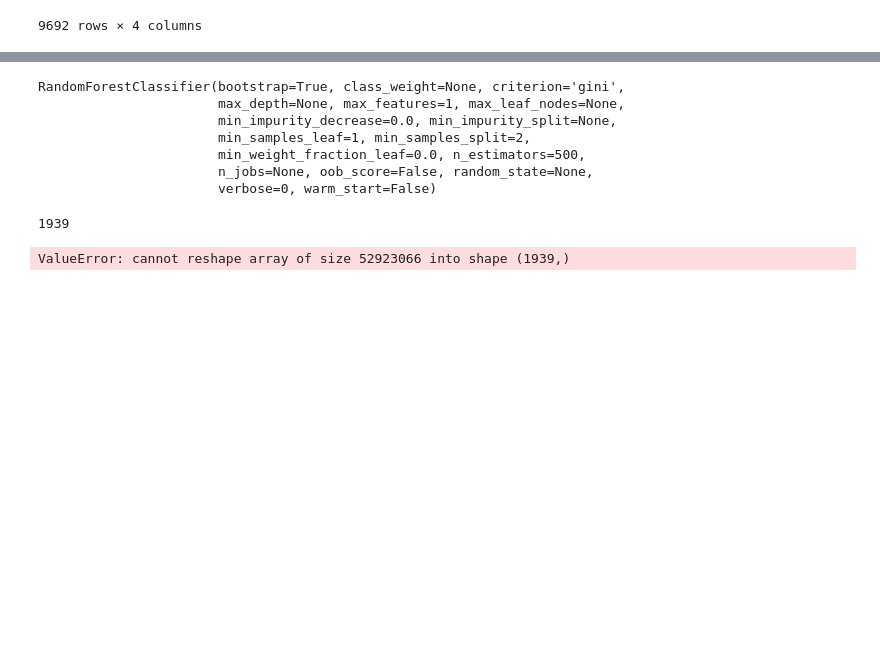
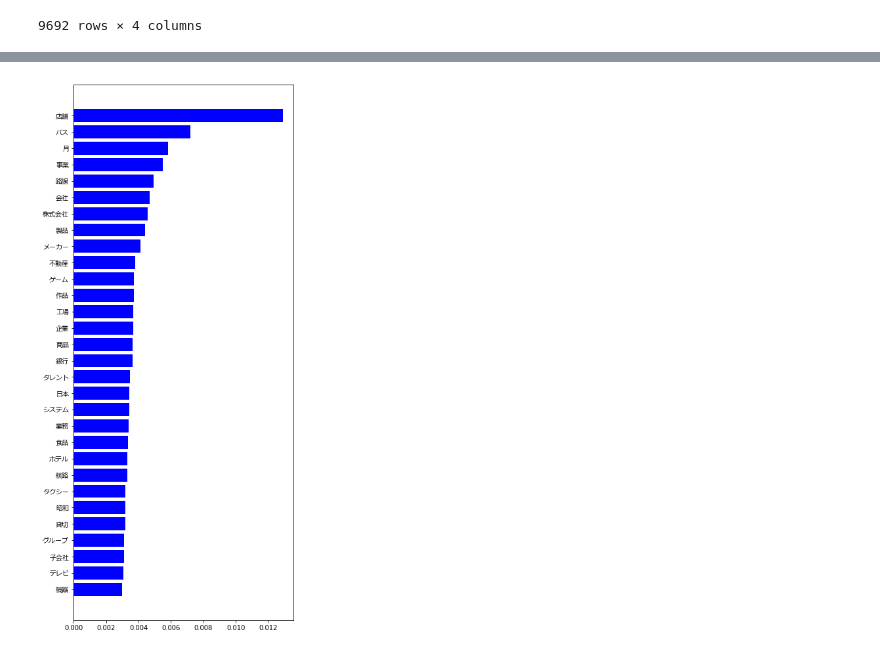
Before and after one commit to lomen0857/CategoryPredict, a Jupyter notebook: Untitled.ipynb, the cells around one changed output, grey strips where cells are left out. Saved outputs shown, nothing was run; the diff lists cells and outputs as text; code cells hidden in the pictures; blank space fills up the shorter version.

```diff
--- a/Untitled.ipynb
+++ b/Untitled.ipynb
@@ -257,10 +281,2 @@ clf = RandomForestClassifier(n_estimators=500, max_features=1)
 # %%
-clf.fit(X_train, Y_train)
+clf_trained = clf.fit(X_train, Y_train)
-# %% [output]
-RandomForestClassifier(bootstrap=True, class_weight=None, criterion='gini',
-                       max_depth=None, max_features=1, max_leaf_nodes=None,
-                       min_impurity_decrease=0.0, min_impurity_split=None,
-                       min_samples_leaf=1, min_samples_split=2,
-                       min_weight_fraction_leaf=0.0, n_estimators=500,
-                       n_jobs=None, oob_score=False, random_state=None,
-                       verbose=0, warm_start=False)
@@ -269,8 +283,24 @@ docs_test = X_test.as_matrix()
-# %%
-len(docs_test)
-# %% [output]
-1939
+# %%
+#特徴量確認
+import matplotlib.pyplot as plt
+%matplotlib inline
+
+features = X_train.columns
+importances = clf.feature_importances_
+indices = np.argsort(importances)
+# %%
+from matplotlib.font_manager import FontProperties
+fp = FontProperties(fname=r'c:\Windows\Fonts\meiryo.ttc')
+# %%
+indices_slice = indices[-30::]
+
+plt.figure(figsize=(6,15))
+plt.barh(range(len(indices_slice)),importances[indices_slice],color="b",align="center")
+plt.yticks(range(len(indices_slice)),features[indices_slice],fontproperties=fp)
+plt.show()
+# %% [output]
+[figure, added]
 # %%
+docs_test = X_test.as_matrix()
 docs_test = np.reshape(docs_test,(len(docs_test)))
+vecs_test = vectorizer.transform(docs_test)
-# %% [output]
-ValueError: cannot reshape array of size 52923066 into shape (1939,)
```
Also changed, not shown: parts of 34 cells of this notebook, 1 other file.
